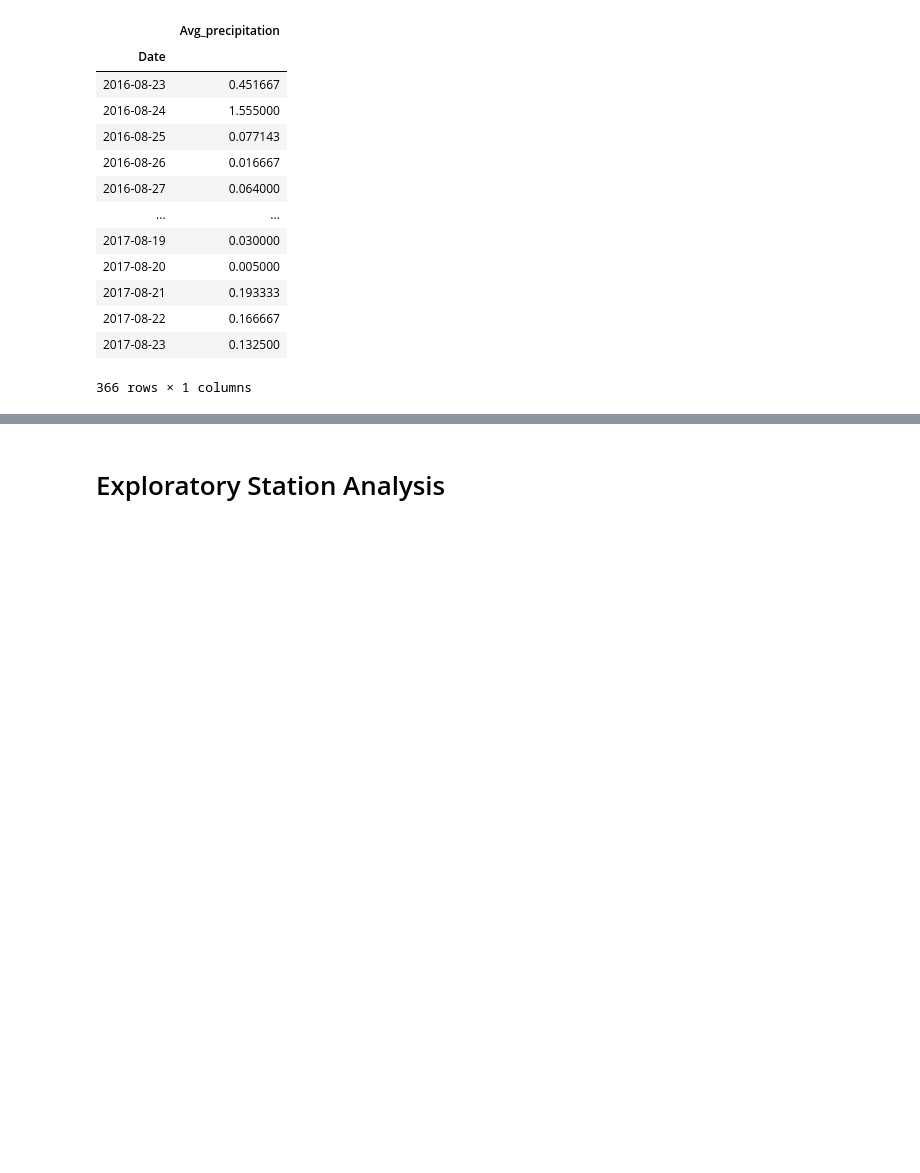
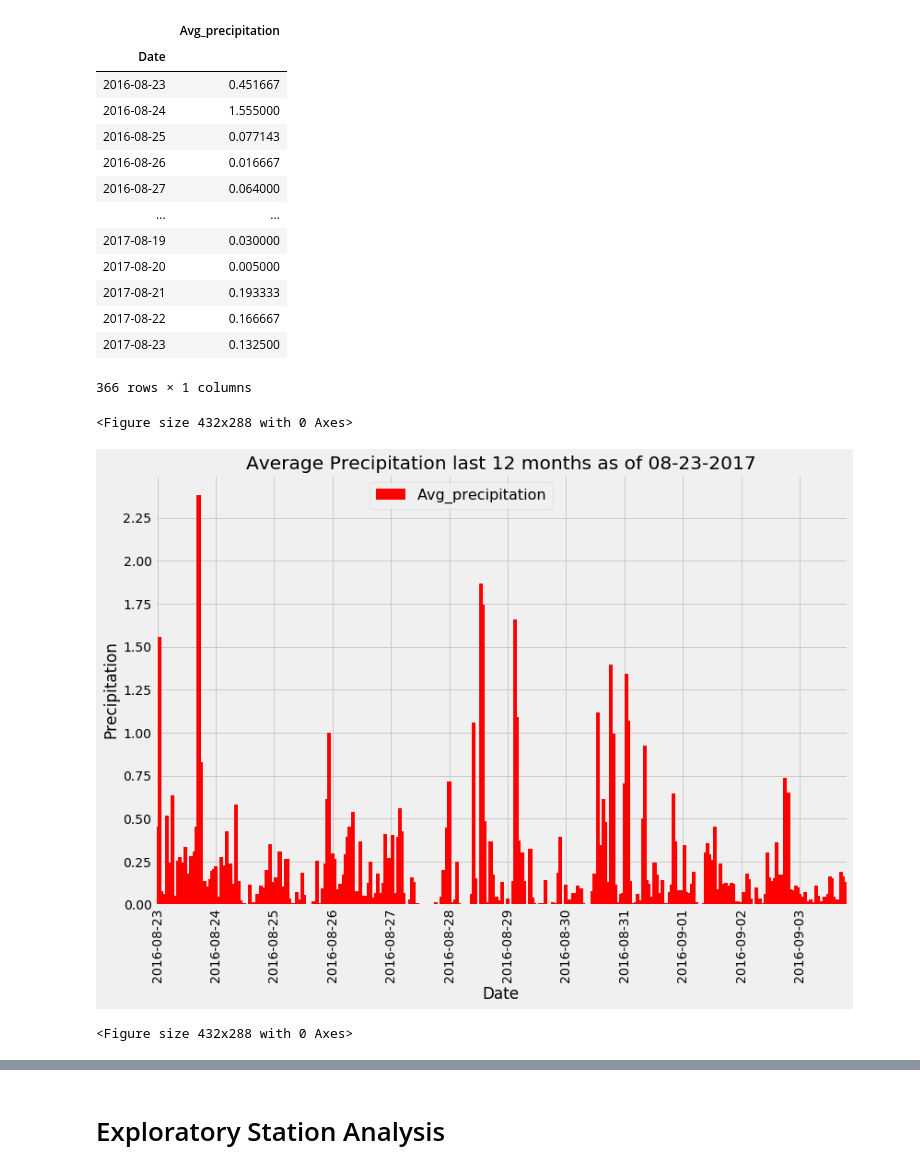
Before and after one commit to Jackelyneg/sqlalchemy-challenge, a Jupyter notebook: climate_starter.ipynb, the cells around one changed output, grey strips where cells are left out. Saved outputs shown, nothing was run; the diff lists cells and outputs as text; code cells hidden in the pictures; blank space fills up the shorter version.

Commit message:
adding final session and plot images

```diff
--- a/climate_starter.ipynb
+++ b/climate_starter.ipynb
@@ -80,7 +80,7 @@ print(last_twelve_dm)
 
 sel = [func.avg(measurement.prcp)]
 month_averages = session.query(measurement.date,*sel).\
-    filter(measurement.date >= last_twelve_m).group_by(measurement.date).all()
+    filter(measurement.date >= last_twelve_m).group_by(measurement.date).order_by(measurement.date).all()
 month_averages
 # %% [output]
 [('2016-08-23', 0.45166666666666666),
@@ -119,4 +119,19 @@ prec_df.set_index("Date")
 | 2017-08-22 | 0.166667 |
 | 2017-08-23 | 0.132500 |
 366 rows × 1 columns
+# %%
+# Use Pandas Plotting with Matplotlib to plot the data
+
+fig = plt.figure()
+ax = prec_df.plot.bar(x='Date', y='Avg_precipitation', width = 2 ,figsize=(12,8), color='r')
+plt.locator_params(nbins=12)
+plt.ylabel("Precipitation")
+ax.set_title('Average Precipitation last 12 months as of 08-23-2017')
+plt.legend(bbox_to_anchor=(.3,1), fontsize="16")
+plt.show()
+plt.savefig("Images/Avg Precipitation.png")
+# %% [output]
+<Figure size 432x288 with 0 Axes>
+[figure, added]
+<Figure size 432x288 with 0 Axes>
 # %%
```
Also changed, not shown: parts of 12 cells of this notebook.
